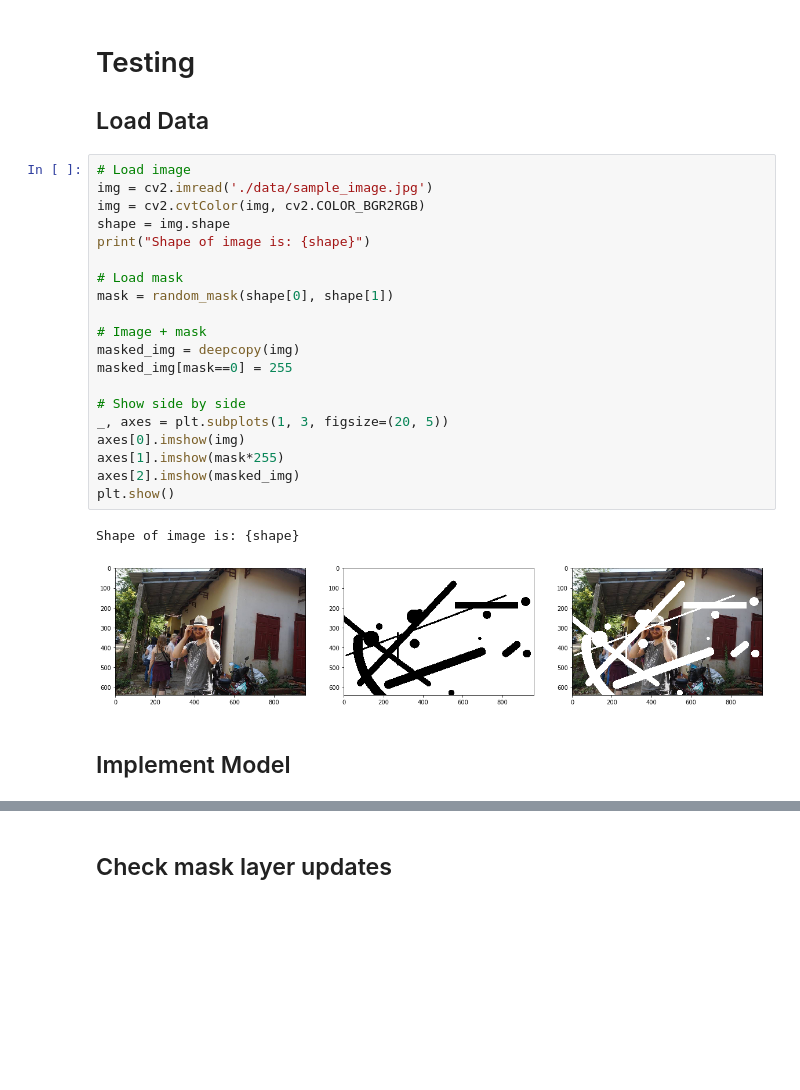
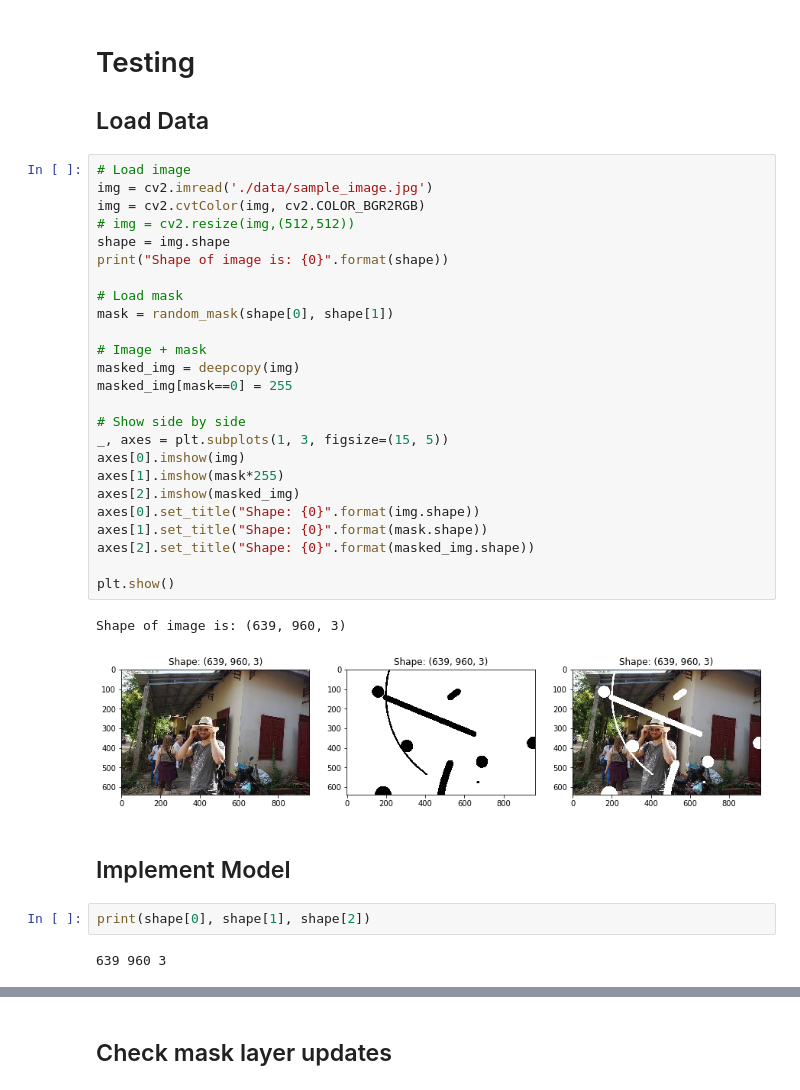
Before and after one commit to TrinhQuocNguyen/Edited_PConv-Keras, a Jupyter notebook: Step2 - Partial Convolution Layer.ipynb, the cells around one changed output, grey strips where cells are left out. Drawn from its saved outputs; the diff is of its cells as text; blank space fills up the shorter version.

```diff
--- a/Step2 - Partial Convolution Layer.ipynb
+++ b/Step2 - Partial Convolution Layer.ipynb
@@ -30,27 +30,36 @@ Using TensorFlow backend.
 # %%
 # Load image
 img = cv2.imread('./data/sample_image.jpg')
 img = cv2.cvtColor(img, cv2.COLOR_BGR2RGB)
+# img = cv2.resize(img,(512,512))
 shape = img.shape
-print("Shape of image is: {shape}")
+print("Shape of image is: {0}".format(shape))
 
 # Load mask
 mask = random_mask(shape[0], shape[1])
 
 # Image + mask
 masked_img = deepcopy(img)
 masked_img[mask==0] = 255
 
 # Show side by side
-_, axes = plt.subplots(1, 3, figsize=(20, 5))
+_, axes = plt.subplots(1, 3, figsize=(15, 5))
 axes[0].imshow(img)
 axes[1].imshow(mask*255)
 axes[2].imshow(masked_img)
+axes[0].set_title("Shape: {0}".format(img.shape))
+axes[1].set_title("Shape: {0}".format(mask.shape))
+axes[2].set_title("Shape: {0}".format(masked_img.shape))
+
 plt.show()
 # %% [output]
-Shape of image is: {shape}
+Shape of image is: (639, 960, 3)
-[figure, old version]
+[figure, new version]
 # %% [markdown]
 ## Implement Model
+# %%
+print(shape[0], shape[1], shape[2])
+# %% [output]
+639 960 3
 # %%
 # Input images and masks
```
Also changed, not shown: parts of 3 cells of this notebook, 8 other files.
